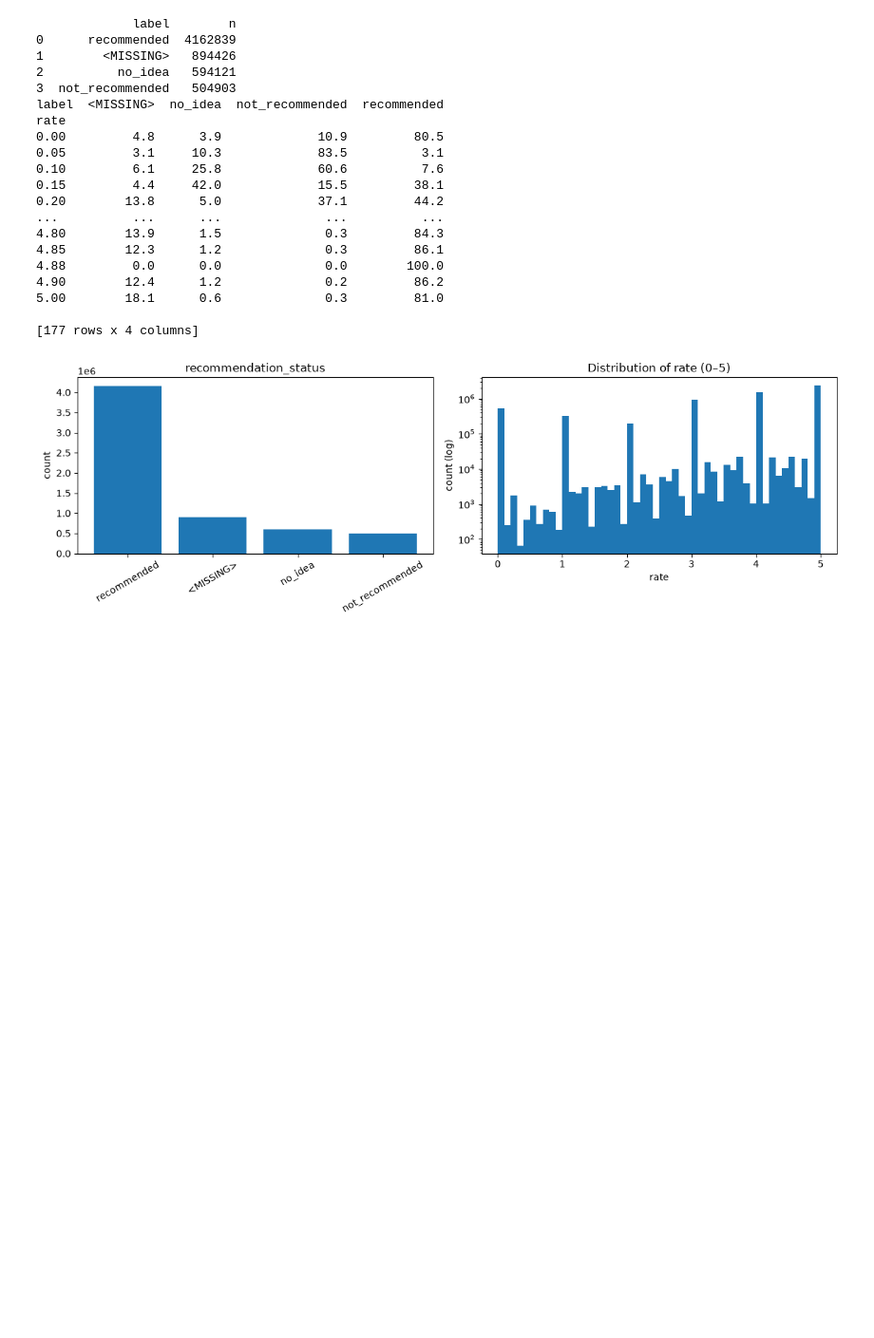
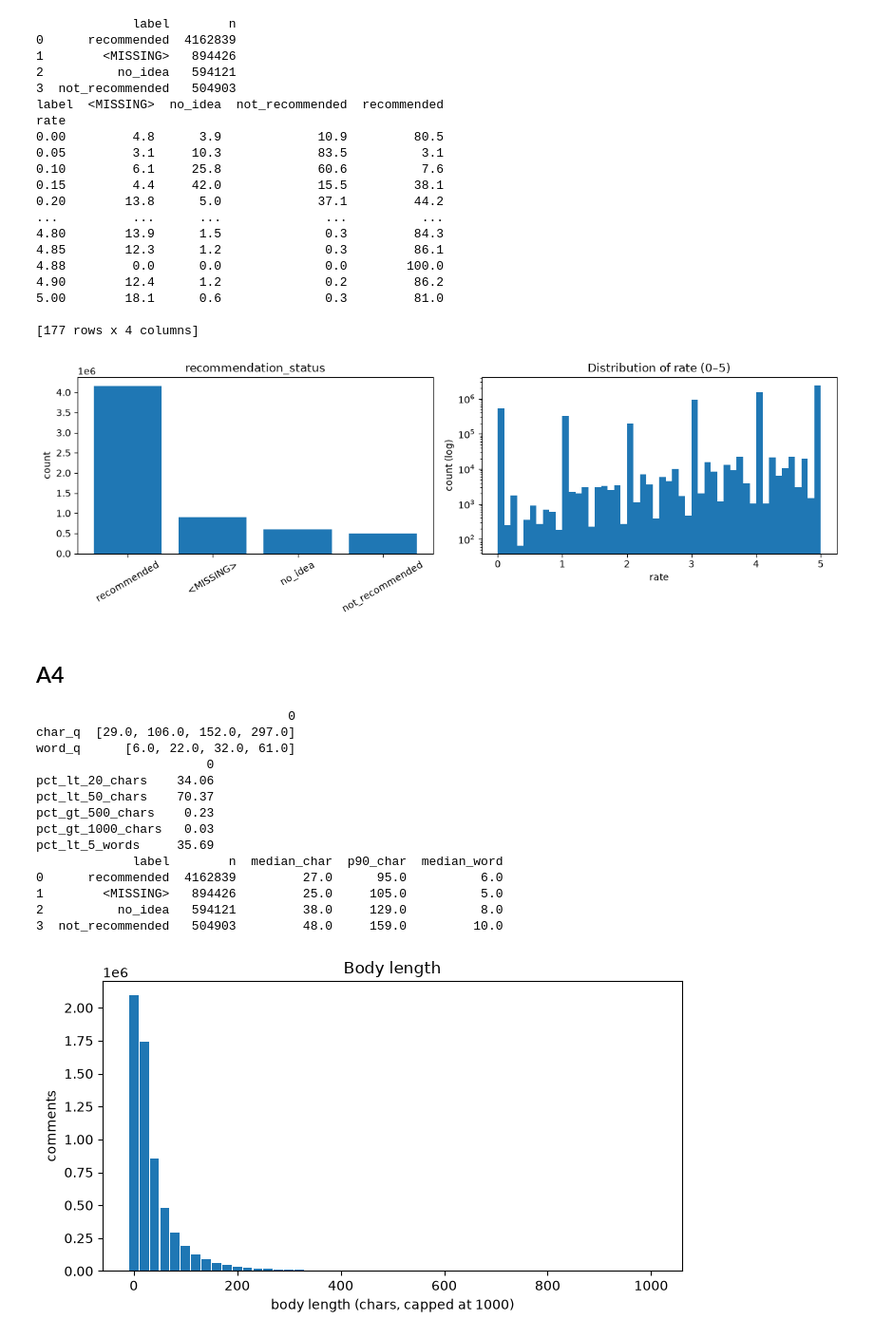
Before and after one commit to NazaninNosrati/Intelligent-Analysis-of-Digikala-Reviews, a Jupyter notebook: notebooks/01_descriptive_analysis.ipynb, the cells around one changed output. Shown at 95% size. Cells and saved outputs as stored; diff of their text form; code cells hidden in the pictures; blank space fills up the shorter version.

Commit message:
(A4): add text-length analysis with quantiles, short/long percentages and per-label comparison

```diff
--- a/notebooks/01_descriptive_analysis.ipynb
+++ b/notebooks/01_descriptive_analysis.ipynb
@@ -282,3 +282,73 @@ rate
 
 [177 rows x 4 columns]
 [figure]
+# %% [markdown]
+## A4
+# %%
+q = con.execute(f"""
+SELECT quantile_cont(length(body), [0.5,0.9,0.95,0.99]) AS char_q,
+       quantile_cont(length(body) - length(replace(body,' ','')) + 1, [0.5,0.9,0.95,0.99]) AS word_q
+FROM {P} WHERE body IS NOT NULL AND trim(body) <> ''""").df()
+print(q.T)
+
+short_long = con.execute(f"""
+SELECT
+    round(100.0 * count(*) FILTER (WHERE length(body) < 20)   / count(*), 2) AS pct_lt_20_chars,
+    round(100.0 * count(*) FILTER (WHERE length(body) < 50)   / count(*), 2) AS pct_lt_50_chars,
+    round(100.0 * count(*) FILTER (WHERE length(body) > 500)  / count(*), 2) AS pct_gt_500_chars,
+    round(100.0 * count(*) FILTER (WHERE length(body) > 1000) / count(*), 2) AS pct_gt_1000_chars,
+    round(100.0 * count(*) FILTER (
+        WHERE (length(body) - length(replace(body,' ','')) + 1) < 5
+    ) / count(*), 2) AS pct_lt_5_words
+FROM {P} WHERE body IS NOT NULL AND trim(body) <> ''""").df()
+print(short_long.T)
+
+len_by_label = con.execute(f"""
+SELECT
+    CASE
+        WHEN recommendation_status IS NULL
+          OR trim(lower(recommendation_status)) IN ('', 'nan', 'null', 'none') THEN '<MISSING>'
+        ELSE recommendation_status
+    END AS label,
+    count(*) AS n,
+    round(median(length(body)), 0) AS median_char,
+    round(quantile_cont(length(body), 0.90), 0) AS p90_char,
+    round(median(length(body) - length(replace(body,' ','')) + 1), 0) AS median_word
+FROM {P}
+WHERE body IS NOT NULL AND trim(body) <> ''
+GROUP BY 1 ORDER BY n DESC""").df()
+print(len_by_label)
+
+hist = con.execute(f"""
+SELECT (least(length(body), 1000) // 20) * 20 AS bin, count(*) AS n
+FROM {P} WHERE body IS NOT NULL AND trim(body) <> ''
+GROUP BY 1 ORDER BY 1""").df()
+
+plt.figure(figsize=(7,4))
+plt.bar(hist["bin"], hist["n"], width=18)
+plt.xlabel("body length (chars, capped at 1000)")
+plt.ylabel("comments")
+plt.title("Body length")
+plt.tight_layout()
+plt.savefig(REP/"fig3_body_length.png", dpi=150)
+plt.show()
+
+q.to_csv(REP/"A4_quantiles.csv", index=False)
+short_long.to_csv(REP/"A4_short_long.csv", index=False)
+len_by_label.to_csv(REP/"A4_length_by_label.csv", index=False)
+# %% [output]
+                                  0
+char_q  [29.0, 106.0, 152.0, 297.0]
+word_q      [6.0, 22.0, 32.0, 61.0]
+                       0
+pct_lt_20_chars    34.06
+pct_lt_50_chars    70.37
+pct_gt_500_chars    0.23
+pct_gt_1000_chars   0.03
+pct_lt_5_words     35.69
+             label        n  median_char  p90_char  median_word
+0      recommended  4162839         27.0      95.0          6.0
+1        <MISSING>   894426         25.0     105.0          5.0
+2          no_idea   594121         38.0     129.0          8.0
+3  not_recommended   504903         48.0     159.0         10.0
+[figure, added]
```
Also changed, not shown: parts of 1 cell of this notebook, 2 other files.
